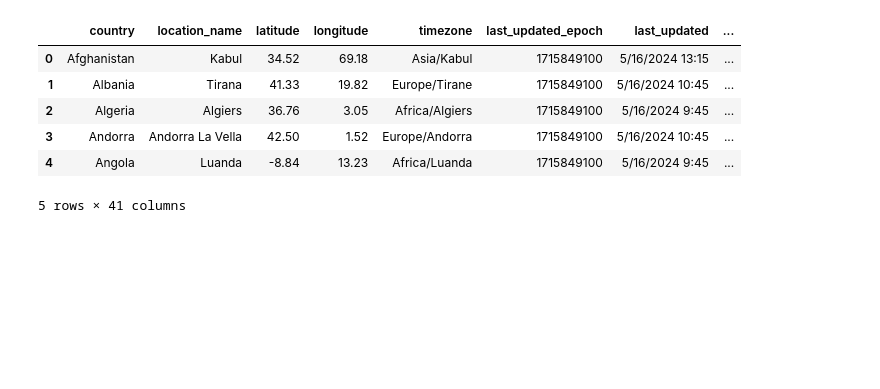
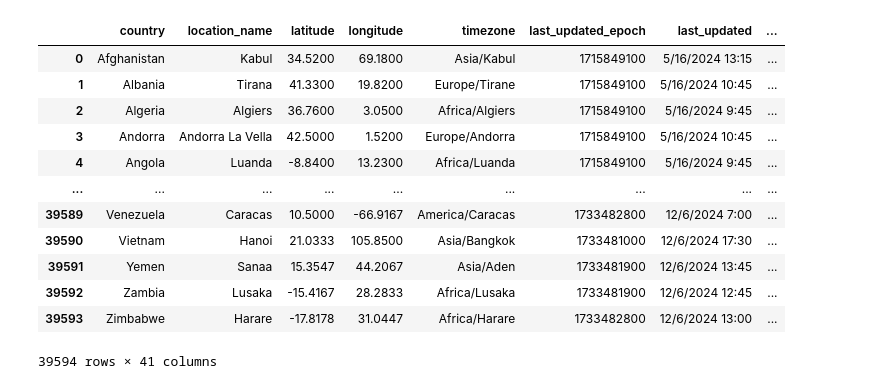
Before and after one commit to tiarapardosi/CERTAN-2026, a Jupyter notebook: Week 2/42324018_TUGASW2.ipynb, the cells around one changed output. Drawn from its saved outputs; the diff is of its cells as text; code cells hidden in the pictures; blank space fills up the shorter version.

```diff
--- a/Week 2/42324018_TUGASW2.ipynb
+++ b/Week 2/42324018_TUGASW2.ipynb
@@ -1,16 +1,22 @@
 # %%
 import pandas as pd
 
 path = r"C:\Perkuliahan\Semester 5\CERTAN\Week 1\TUGAS CERTAN\CERTAN-2026\Week 2\GlobalWeatherRepository.csv"
 
 df = pd.read_csv(path)
 
-df.head()
+df
 # %% [output]
 |  | country | location_name | latitude | longitude | timezone | last_updated_epoch | last_updated | ... |
-| 0 | Afghanistan | Kabul | 34.52 | 69.18 | Asia/Kabul | 1715849100 | 5/16/2024 13:15 | ... |
-| 1 | Albania | Tirana | 41.33 | 19.82 | Europe/Tirane | 1715849100 | 5/16/2024 10:45 | ... |
-| 2 | Algeria | Algiers | 36.76 | 3.05 | Africa/Algiers | 1715849100 | 5/16/2024 9:45 | ... |
-| 3 | Andorra | Andorra La Vella | 42.50 | 1.52 | Europe/Andorra | 1715849100 | 5/16/2024 10:45 | ... |
-| 4 | Angola | Luanda | -8.84 | 13.23 | Africa/Luanda | 1715849100 | 5/16/2024 9:45 | ... |
+| 0 | Afghanistan | Kabul | 34.5200 | 69.1800 | Asia/Kabul | 1715849100 | 5/16/2024 13:15 | ... |
+| 1 | Albania | Tirana | 41.3300 | 19.8200 | Europe/Tirane | 1715849100 | 5/16/2024 10:45 | ... |
+| 2 | Algeria | Algiers | 36.7600 | 3.0500 | Africa/Algiers | 1715849100 | 5/16/2024 9:45 | ... |
+| 3 | Andorra | Andorra La Vella | 42.5000 | 1.5200 | Europe/Andorra | 1715849100 | 5/16/2024 10:45 | ... |
+| 4 | Angola | Luanda | -8.8400 | 13.2300 | Africa/Luanda | 1715849100 | 5/16/2024 9:45 | ... |
+| ... | ... | ... | ... | ... | ... | ... | ... | ... |
+| 39589 | Venezuela | Caracas | 10.5000 | -66.9167 | America/Caracas | 1733482800 | 12/6/2024 7:00 | ... |
+| 39590 | Vietnam | Hanoi | 21.0333 | 105.8500 | Asia/Bangkok | 1733481000 | 12/6/2024 17:30 | ... |
+| 39591 | Yemen | Sanaa | 15.3547 | 44.2067 | Asia/Aden | 1733481900 | 12/6/2024 13:45 | ... |
+| 39592 | Zambia | Lusaka | -15.4167 | 28.2833 | Africa/Lusaka | 1733481900 | 12/6/2024 12:45 | ... |
+| 39593 | Zimbabwe | Harare | -17.8178 | 31.0447 | Africa/Harare | 1733482800 | 12/6/2024 13:00 | ... |
-5 rows × 41 columns
+39594 rows × 41 columns
```
Also changed, not shown: parts of 16 cells of this notebook, 2 other files.
